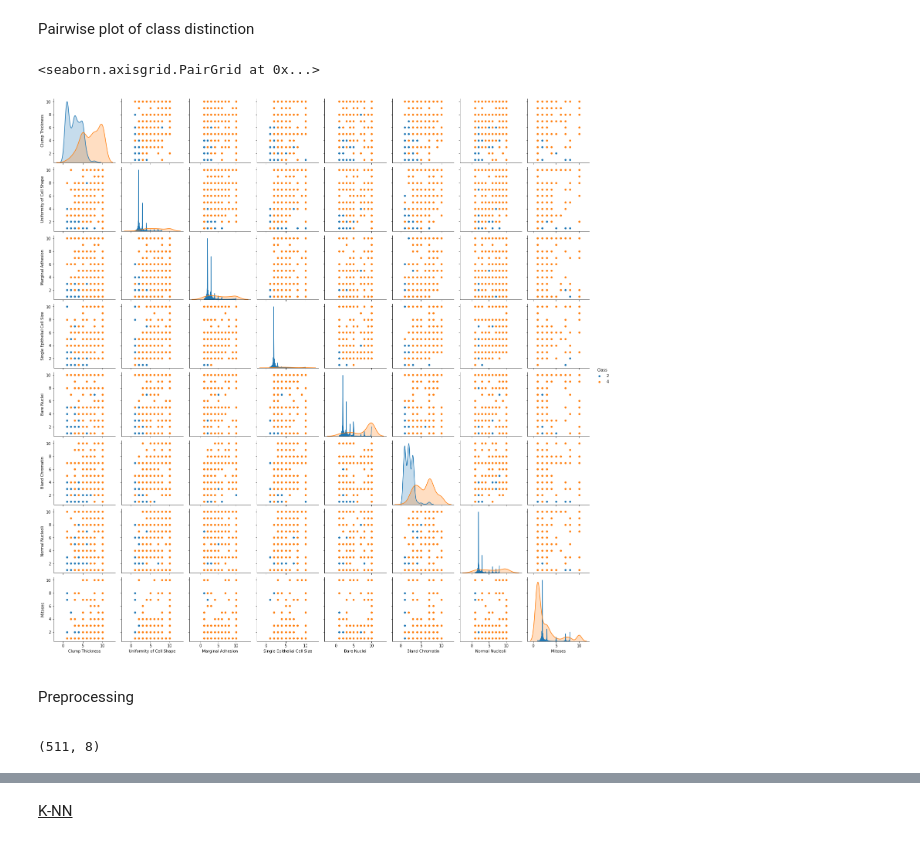
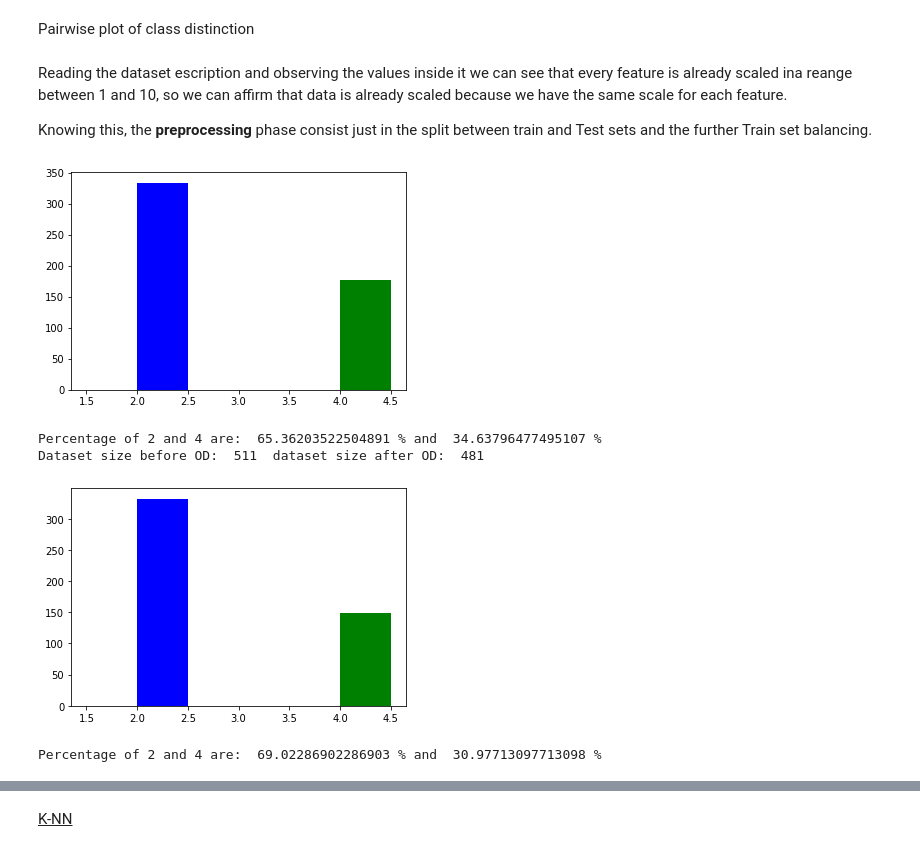
Before and after one commit to Vaelthur/DataSpaces_Tesina, a Jupyter notebook: DS_Tesina.ipynb, the cells around one changed output, grey strips where cells are left out. Cells and saved outputs as stored; diff of their text form; code cells hidden in the pictures.

Commit message:
Detection and removal of outliers from training set done.

```diff
--- a/DS_Tesina.ipynb
+++ b/DS_Tesina.ipynb
@@ -19,0 +23,8 @@ from scipy.spatial.distance import mahalanobis
+# %%
+def checkClassBalance(data_tgt):
+  class1 = data_tgt[data_tgt == 2]
+  class2 = data_tgt[data_tgt == 4]
+  plt.hist(class1, color='blue', width=0.5)
+  plt.hist(class2, color='green', width=0.5)
+  plt.show()
+  print("Percentage of 2 and 4 are: ", class1.shape[0]/data_tgt.shape[0]*100, "% and ", class2.shape[0]/data_tgt.shape[0]*100,"%")
@@ -106,23 +139,30 @@ sn.heatmap(data=cm, mask=mask, square=True, annot=True, cbar=True)
 # %% [markdown]
 We can observe that the correlation coefficient with any feaure aren't that good respect to the label. In this way we are going to see which features are more correlated with each other respect to others. We can observe from here that Uniformity of cell size and uniformity of cell shape features are highly correlated so we can drop one.
 # %%
-cleanDs.drop('Uniformity of Cell Size', axis=1, inplace=True)
+data.drop('Uniformity of Cell Size', axis=1, inplace=True)
 # %% [markdown]
 Pairwise plot of class distinction
 # %%
-sn.pairplot(cleanDs, hue='Class')
+sn.pairplot(data, hue='Class')
-# %% [output]
-<seaborn.axisgrid.PairGrid at 0x...>
-[figure, removed]
-# %% [markdown]
-<p><p>Preprocessing<p></p>
-# %%
-# normalize data because algorithms work better with normalized data - this one especially rescales it in a [0-1] range
-scaler = preprocessing.MinMaxScaler()
-cleanDs = scaler.fit_transform(cleanDs.drop('Class', axis=1))
-
-X_train, X_test, Y_train, Y_test = model_selection.train_test_split(cleanDs, Y, random_state=np.random.randint(0,100), test_size=0.25, shuffle=True)
-
-print(X_train.shape)
-# %% [output]
-(511, 8)
+# %% [markdown]
+Reading the dataset escription and observing the values inside it we can see that every feature is already scaled ina reange between 1 and 10, so we can affirm that data is already scaled because we have the same scale for each feature.
+
+Knowing this, the <b>preprocessing</b> phase consist just in the split between train and Test sets and the further Train set balancing.
+# %%
+Y = data.iloc[:, 8]
+X = data.iloc[:, 0:8]
+
+X_train, X_test, Y_train, Y_test = model_selection.train_test_split(X, Y, random_state=np.random.randint(0,100), test_size=0.25, shuffle=True)
+
+checkClassBalance(Y_train)
+
+# edit function in order to get back also outliers and add them to test ds
+X_train, Y_train = detectAndDeleteOutliers(X_train, Y_train)
+
+checkClassBalance(Y_train)
+# %% [output]
+[figure, added]
+Percentage of 2 and 4 are:  65.36203522504891 % and  34.63796477495107 %
+Dataset size before OD:  511  dataset size after OD:  481
+[figure, added]
+Percentage of 2 and 4 are:  69.02286902286903 % and  30.97713097713098 %
```
Also changed, not shown: parts of 17 cells of this notebook.
